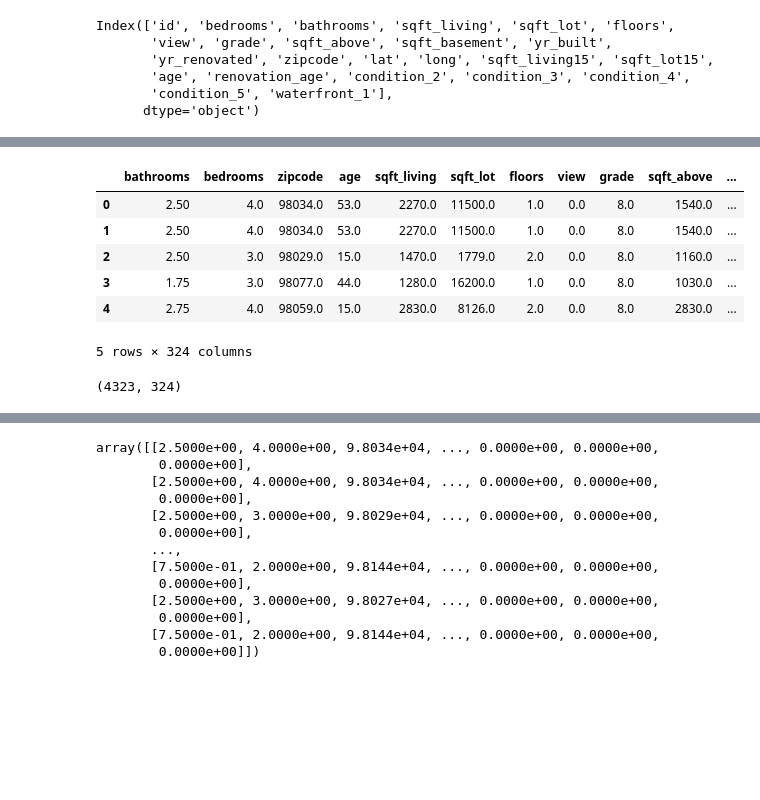
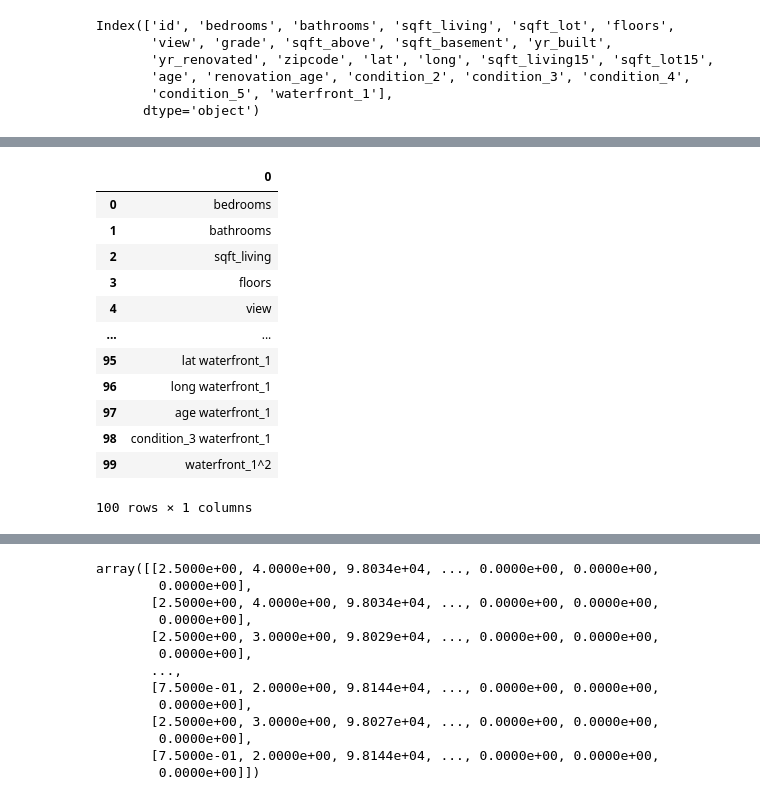
Before and after one commit to raizelistaken/Housing_Prices_KC, a Jupyter notebook: Predict_holdout-Copy2.ipynb, the cells around one changed output, grey strips where cells are left out. Cells and saved outputs as stored; diff of their text form; code cells hidden in the pictures; blank space fills up the shorter version.

```diff
--- a/Predict_holdout-Copy2.ipynb
+++ b/Predict_holdout-Copy2.ipynb
@@ -196,18 +174,22 @@ array([[2.5000e+00, 4.0000e+00, 9.8034e+04, ..., 0.0000e+00, 0.0000e+00,
 # %%
-poly_2 = PolynomialFeatures(degree=2, include_bias=False)
-poly2_data = poly_2.fit_transform(df_dummy[features])
-poly2_columns = poly_2.get_feature_names(features)
-hold_out_poly2 = pd.DataFrame(poly2_data, columns=poly2_columns)
-hold_out_poly2.head()
+# poly_2 = PolynomialFeatures(degree=2, include_bias=False)
+# poly2_data = poly_2.fit_transform(df_dummy[features])
+# poly2_columns = poly_2.get_feature_names(features)
+# hold_out_poly2 = pd.DataFrame(poly2_data, columns=poly2_columns)
+# hold_out_poly2.head()
-# %% [output]
-|  | bathrooms | bedrooms | zipcode | age | sqft_living | sqft_lot | floors | view | grade | sqft_above | ... |
-| 0 | 2.50 | 4.0 | 98034.0 | 53.0 | 2270.0 | 11500.0 | 1.0 | 0.0 | 8.0 | 1540.0 | ... |
-| 1 | 2.50 | 4.0 | 98034.0 | 53.0 | 2270.0 | 11500.0 | 1.0 | 0.0 | 8.0 | 1540.0 | ... |
-| 2 | 2.50 | 3.0 | 98029.0 | 15.0 | 1470.0 | 1779.0 | 2.0 | 0.0 | 8.0 | 1160.0 | ... |
-| 3 | 1.75 | 3.0 | 98077.0 | 44.0 | 1280.0 | 16200.0 | 1.0 | 0.0 | 8.0 | 1030.0 | ... |
-| 4 | 2.75 | 4.0 | 98059.0 | 15.0 | 2830.0 | 8126.0 | 2.0 | 0.0 | 8.0 | 2830.0 | ... |
-5 rows × 324 columns
-# %%
-hold_out_poly2.shape
-# %% [output]
-(4323, 324)
+# %%
+selected_columns
+# %% [output]
+|  | 0 |
+| 0 | bedrooms |
+| 1 | bathrooms |
+| 2 | sqft_living |
+| 3 | floors |
+| 4 | view |
+| ... | ... |
+| 95 | lat waterfront_1 |
+| 96 | long waterfront_1 |
+| 97 | age waterfront_1 |
+| 98 | condition_3 waterfront_1 |
+| 99 | waterfront_1^2 |
+100 rows × 1 columns
```
Also changed, not shown: parts of 19 cells of this notebook, 5 other files.
